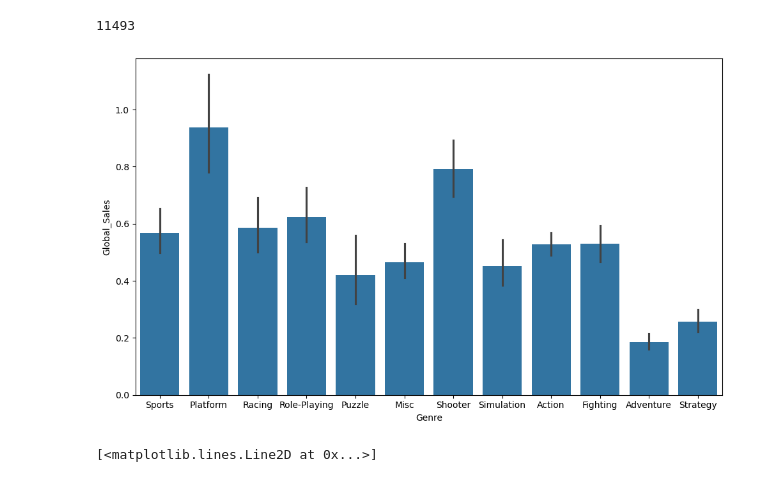
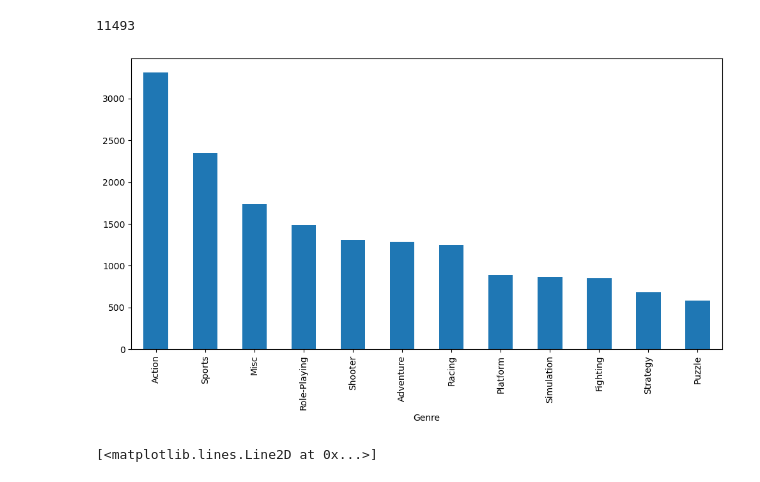
Before and after one commit to FrancescoMezzacasa/ProgrammingLab2, a Jupyter notebook: 5_Esericzi_lez5.ipynb, the cells around one changed output. Cells and saved outputs as stored; diff of their text form; code cells hidden in the pictures.

```diff
--- a/5_Esericzi_lez5.ipynb
+++ b/5_Esericzi_lez5.ipynb
@@ -127,12 +127,14 @@ df["Name"].unique().shape[0]
 11493
 # %%
 #secondo punto
+conto_generi = df["Genre"].value_counts()
+
 plt.figure(figsize=(10, 6))
-sns.barplot(data=df, x="Genre", y="Global_Sales")
+conto_generi.plot(kind="bar")
 plt.tight_layout()
 plt.show()
 # %% [output]
-[figure, old version]
+[figure, new version]
 # %%
 #terzo punto
 anni = df["Year"].value_counts().sort_index()
```
Also changed, not shown: parts of 1 cell of this notebook, 8 other files.
